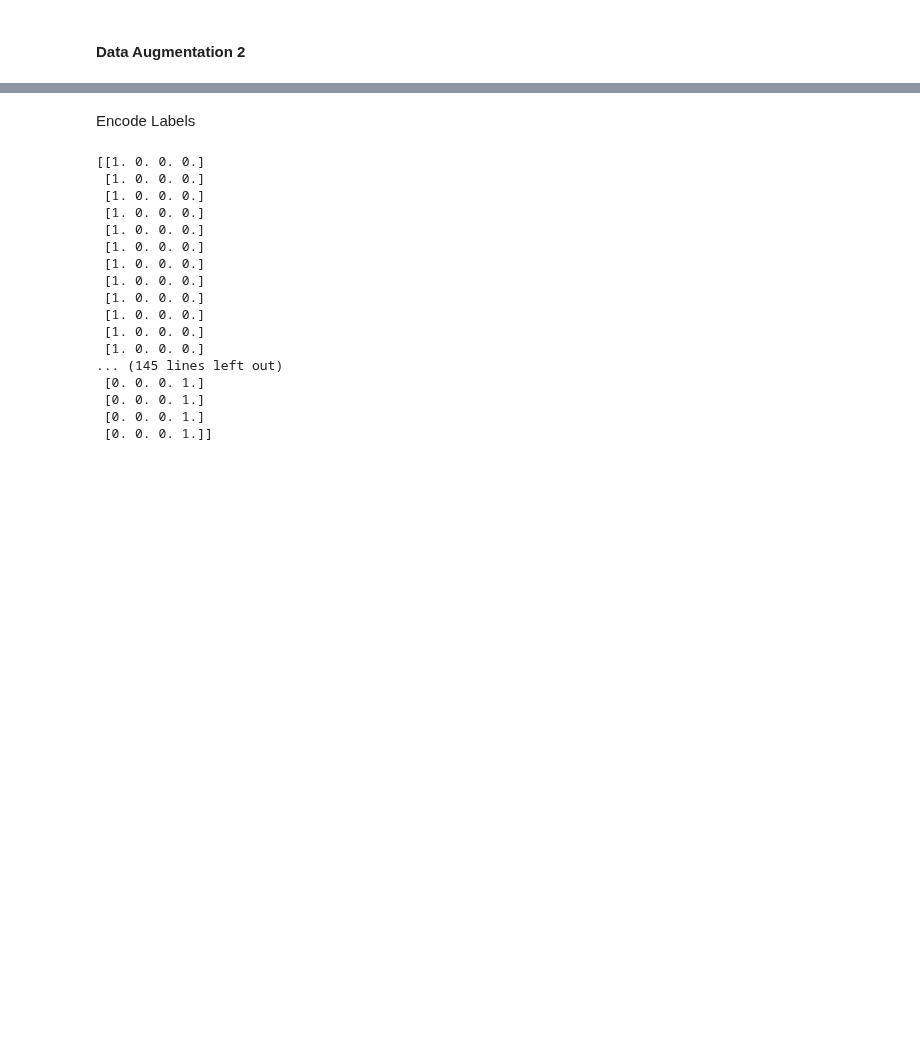
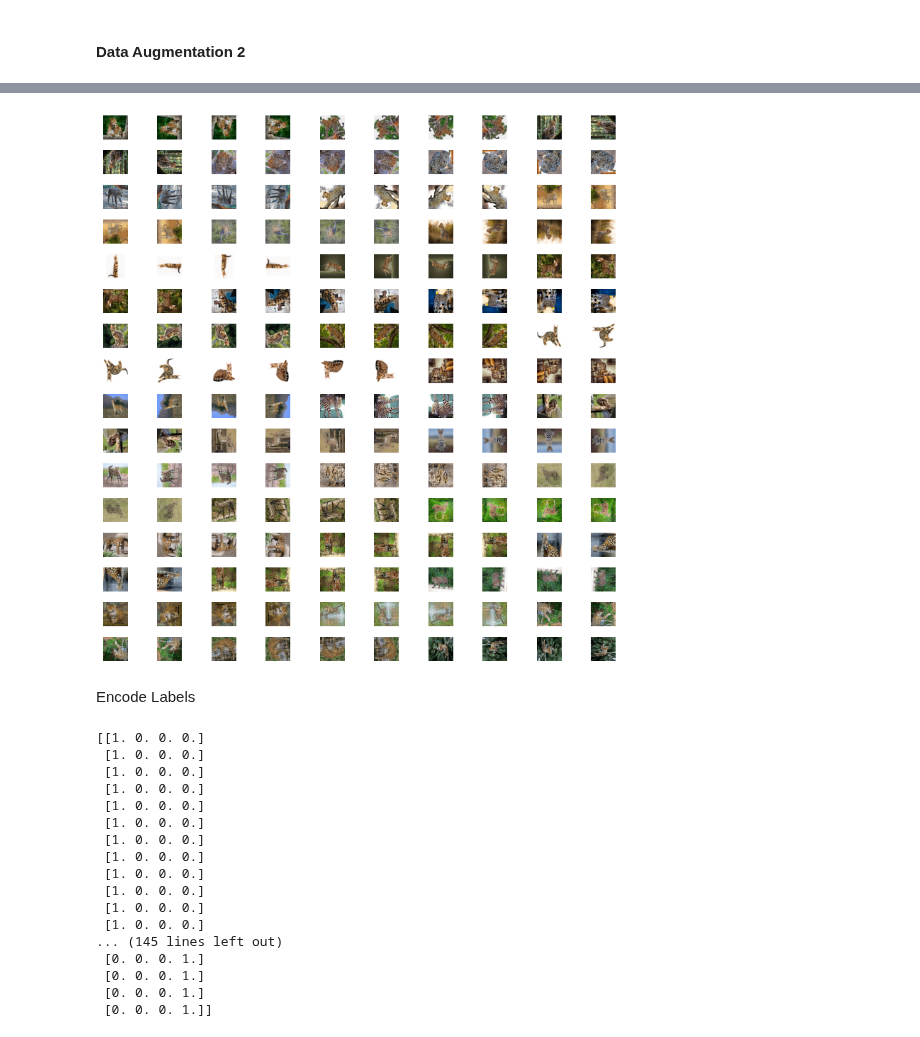
Before and after one commit to D0dizzle/Machine-and-Deep-Learning, a Jupyter notebook: Prüfung.ipynb, the cells around one changed output, grey strips where cells are left out. Drawn from its saved outputs; the diff is of its cells as text; code cells hidden in the pictures; blank space fills up the shorter version.

Commit message:
Date Augmentation 2 Verbesserungen

```diff
--- a/Prüfung.ipynb
+++ b/Prüfung.ipynb
@@ -157,3 +114,52 @@ plt.show()
+# %%
+def augment_images_v2(images, labels):
+    aug_images = []
+    aug_labels = []
+    for i, row in enumerate(images):
+        # Original
+        aug_images.append(images[i])
+        aug_labels.append(labels[i])
+
+        # 90 Grad Drehung (nach rechts)
+        aug_images.append(np.rot90(row, k=1))
+        aug_labels.append(labels[i])
+
+        # 180 Grad Drehung (nach unten)
+        aug_images.append(np.rot90(row, k=2))
+        aug_labels.append(labels[i])
+
+        # 270 Grad Drehung (nach links)
+        aug_images.append(np.rot90(row, k=3))
+        aug_labels.append(labels[i])
+
+    return aug_images, aug_labels
+
+# Anwenden der Augmentierung auf einfache Bilder
+a_images_e_v2, a_labels_e_v2 = augment_images_v2(aimages_e, labels_e)
+aug_images_e_v2 = func.images_to_array(a_images_e_v2)
+aug_labels_e_v2 = func.images_to_array(a_labels_e_v2)
+
+# Anwenden der Augmentierung auf schwierige Bilder
+a_images_h_v2, a_labels_h_v2 = augment_images_v2(aimages_h, labels_h)
+aug_images_h_v2 = func.images_to_array(a_images_h_v2)
+aug_labels_h_v2 = func.images_to_array(a_labels_h_v2)
+
+total_images = aug_images_h_v2.shape[0]
+columns = 10
+rows = int(np.ceil(total_images / columns))  # Dynamische Anzahl der Zeilen
+
+fig = plt.figure(figsize=(8, 8))
+for i in range(total_images):
+    ax = fig.add_subplot(rows, columns, i+1)
+    ax.imshow(aug_images_h_v2[i, ...])
+    ax.set_xticks([])  # Entfernt x-Achsen-Ticks
+    ax.set_yticks([])  # Entfernt y-Achsen-Ticks
+    ax.grid(False)     # Deaktiviert das Raster innerhalb der Subplots
+
+plt.tight_layout()
+plt.show()
+# %% [output]
+[figure, added]
 # %% [markdown]
 Encode Labels
 # %%
```
Also changed, not shown: parts of 2 cells of this notebook.
